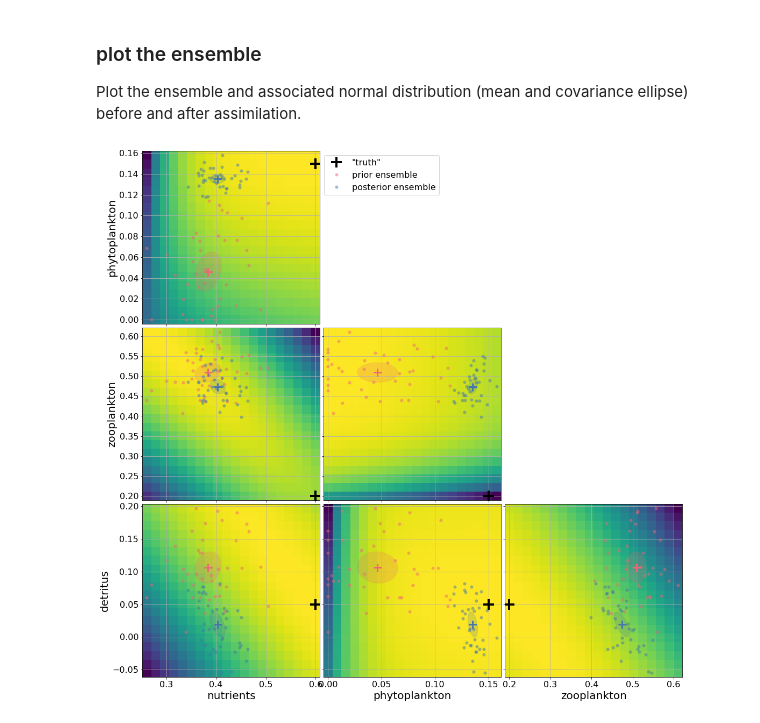
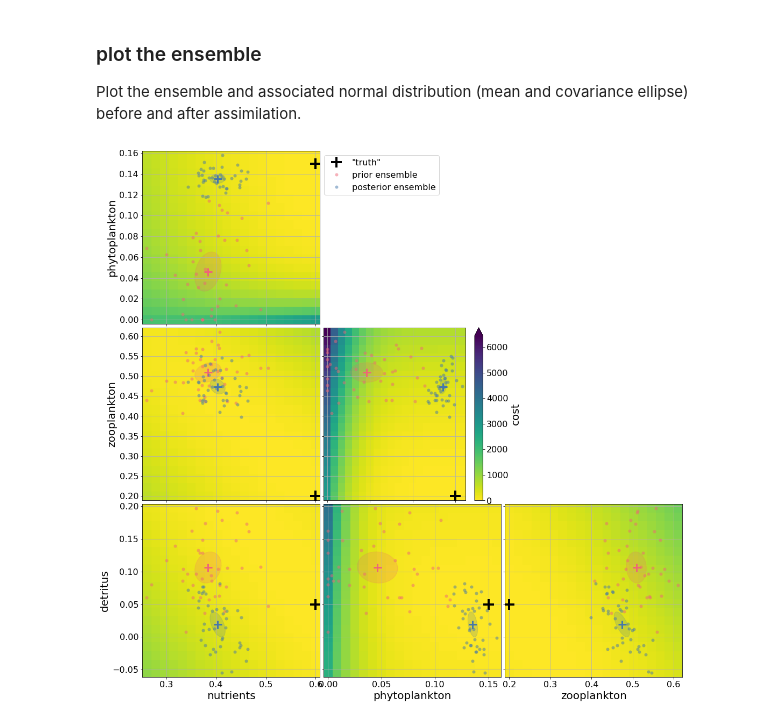
Before and after one commit to jpmattern/obm-primer, a Jupyter notebook: state_estimation_enkf.ipynb, the cells around one changed output. Drawn from its saved outputs; the diff is of its cells as text; code cells hidden in the pictures.

Commit message:
debugged and improved plotting

```diff
--- a/state_estimation_enkf.ipynb
+++ b/state_estimation_enkf.ipynb
@@ -293,6 +293,12 @@ None
 
 **Note:** If this step takes to much time, set `show_cost` to `False`.
 # %%
+variables = 'NPZD'
+
+include_prior = True
+
+B_inv = np.diag(1/x0_uncertainty**2)
+
 variables = 'NPZD'
 
 include_prior = True
@@ -316,9 +322,9 @@ if show_cost:
     cost_grid = {}
     for v0 in variables:
         for v1 in variables:
-            if v0 == v1:
+            if v0 >= v1:
                 continue
-            key = tuple(sorted((v0, v1)))
+            key = tuple((v0, v1))
             if key in cost_slices:
                 continue
 
@@ -385,33 +391,45 @@ for icol, ix in enumerate(range(nx0 - 1)):
     for irow, iy in enumerate(range(1, nx0)):
         ax = axs[irow, icol]
         if irow < icol:
             ax.set_visible(False)
             continue
 
         if irow == nx0 - 2:
             ax.set_xlabel(state_names[ix])
         if icol == 0:
             ax.set_ylabel(state_names[iy])
 
         ax.plot(x0_true[ix], x0_true[iy], ls='none', marker='+', mew=4, color='black', ms=20, label='"truth"')
         draw_ensemble(ax, X[(ix, iy), :], color='#EE6677', label='prior ensemble')
         draw_ensemble(ax, X_post[(ix, iy), :], color='#4477AA', label='posterior ensemble')
 
         if show_cost:
             x_name = 'NPZD'[ix]
             y_name = 'NPZD'[iy]
             if (x_name, y_name) in cost_slices:
-                pcs.append(ax.pcolormesh(cost_grid[x_name], cost_grid[y_name], cost_slices[(x_name, y_name)],
+                pcs.append(ax.pcolormesh(cost_grid[x_name], cost_grid[y_name], cost_slices[(x_name, y_name)].T,
                                          shading='auto', cmap=mpl.cm.viridis_r, zorder=0))
             else:
-                pcs.append(ax.pcolormesh(cost_grid[x_name], cost_grid[y_name], cost_slices[(y_name, x_name)].T,
+                pcs.append(ax.pcolormesh(cost_grid[x_name], cost_grid[y_name], cost_slices[(y_name, x_name)],
                                          shading='auto', cmap=mpl.cm.viridis_r, zorder=0))
 
         ax.grid(True)
 
         if irow == 0 and icol == 0:
             ax.legend(loc='upper left', bbox_to_anchor=(1, 0, 1, 1))
 
+if show_cost:
+    # equalize color scale for background cost function across panels
+    vmin = 100000.
+    vmax = 0.
+    for pc in pcs:
+        vmin = min(vmin, pc.norm.vmin)
+        vmax = max(vmax, pc.norm.vmax)
+    for pc in pcs:
+        pc.norm.vmin = vmin
+        pc.norm.vmax = vmax
+
+    fig.colorbar(pcs[0], ax=axs[1, 1], label='cost', extend='max')
 None
 # %% [output]
-[figure, old version]
+[figure, new version]
```
Also changed, not shown: 1 other file.
